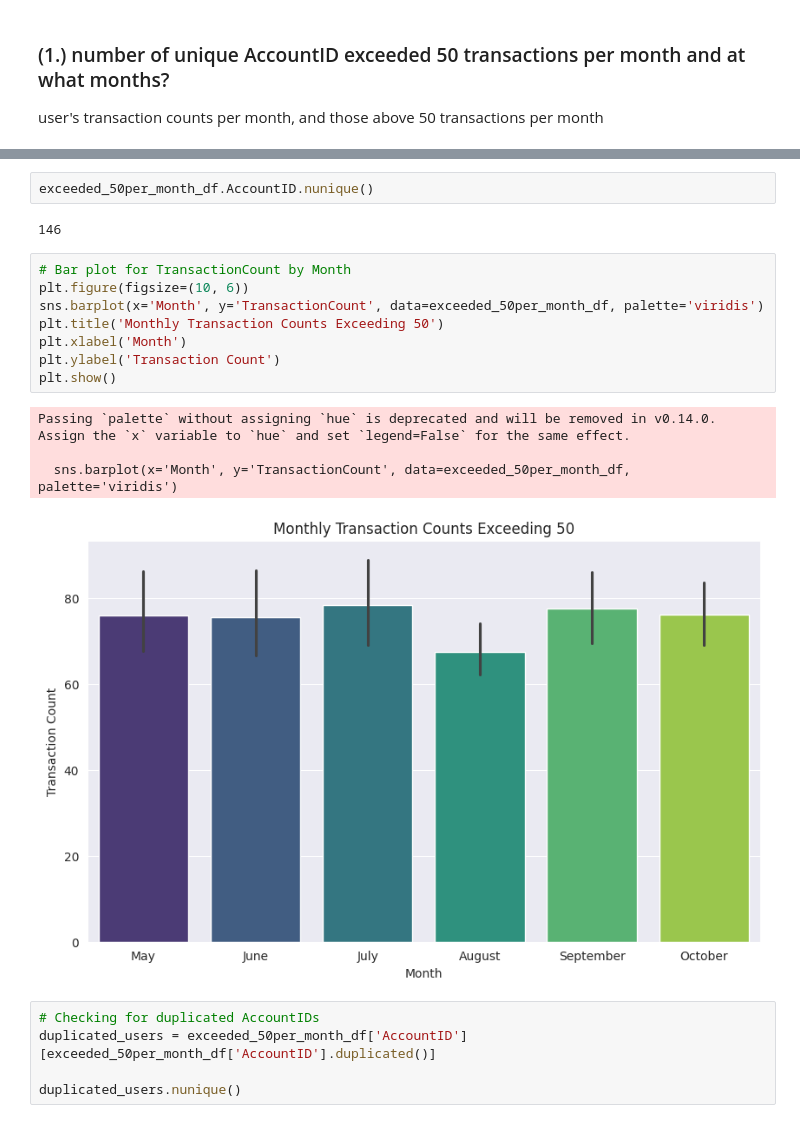
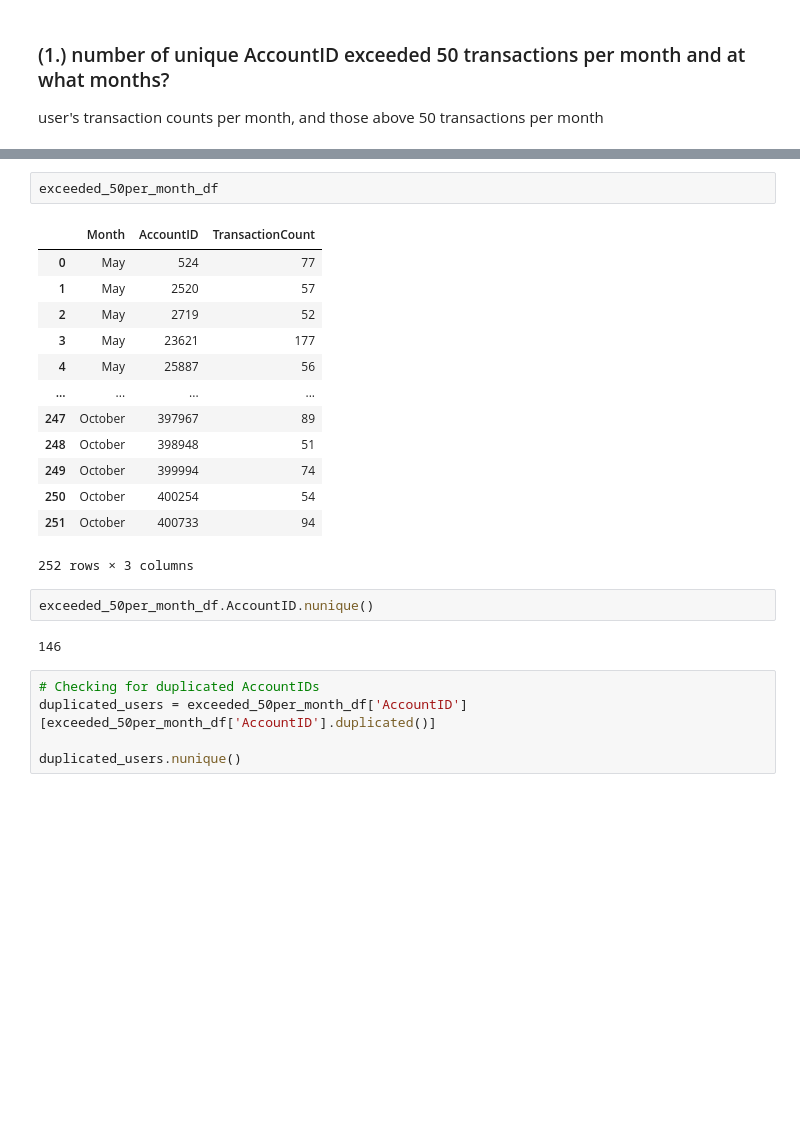
Before and after one commit to neyedhayo/transaction-analysis, a Jupyter notebook: notebook/eda_notebook.ipynb, the cells around one changed output, grey strips where cells are left out. Cells and saved outputs as stored; diff of their text form; blank space fills up the shorter version.

```diff
--- a/notebook/eda_notebook.ipynb
+++ b/notebook/eda_notebook.ipynb
@@ -90,20 +112,23 @@ exceeded_50per_month_df['Month'] = exceeded_50per_month_df['Month'].map(month_ma
+# %%
+exceeded_50per_month_df
+# %% [output]
+|  | Month | AccountID | TransactionCount |
+| 0 | May | 524 | 77 |
+| 1 | May | 2520 | 57 |
+| 2 | May | 2719 | 52 |
+| 3 | May | 23621 | 177 |
+| 4 | May | 25887 | 56 |
+| ... | ... | ... | ... |
+| 247 | October | 397967 | 89 |
+| 248 | October | 398948 | 51 |
+| 249 | October | 399994 | 74 |
+| 250 | October | 400254 | 54 |
+| 251 | October | 400733 | 94 |
+252 rows × 3 columns
 # %%
 exceeded_50per_month_df.AccountID.nunique()
 # %% [output]
 146
-# %%
-# Bar plot for TransactionCount by Month
-plt.figure(figsize=(10, 6))
-sns.barplot(x='Month', y='TransactionCount', data=exceeded_50per_month_df, palette='viridis')
-plt.title('Monthly Transaction Counts Exceeding 50')
-plt.xlabel('Month')
-plt.ylabel('Transaction Count')
-plt.show()
-# %% [output]
-Passing `palette` without assigning `hue` is deprecated and will be removed in v0.14.0. Assign the `x` variable to `hue` and set `legend=False` for the same effect.
-
-  sns.barplot(x='Month', y='TransactionCount', data=exceeded_50per_month_df, palette='viridis')
-[figure, removed]
 # %%
 # Checking for duplicated AccountIDs
 duplicated_users = exceeded_50per_month_df['AccountID'][exceeded_50per_month_df['AccountID'].duplicated()]
```
Also changed, not shown: parts of 4 cells of this notebook.
